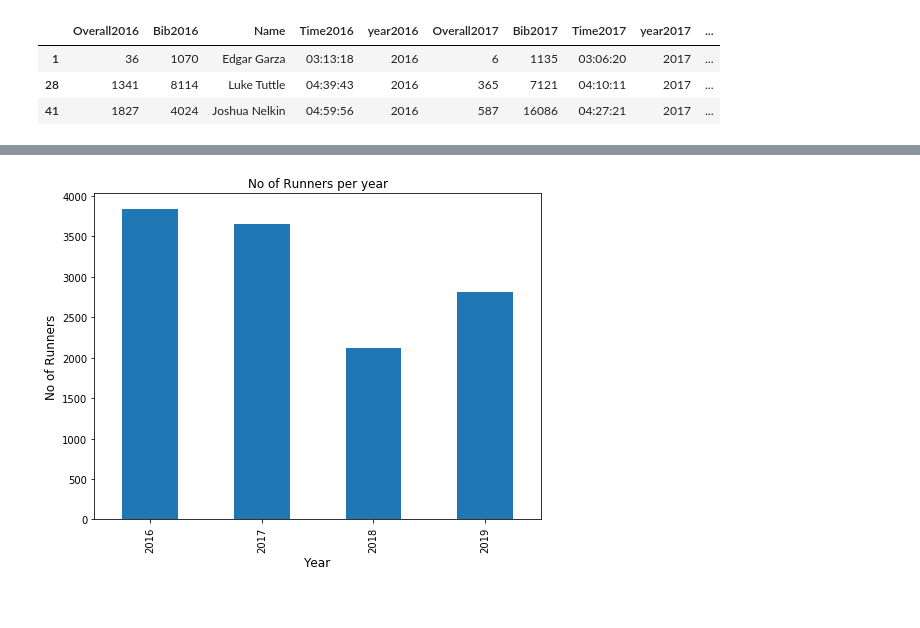
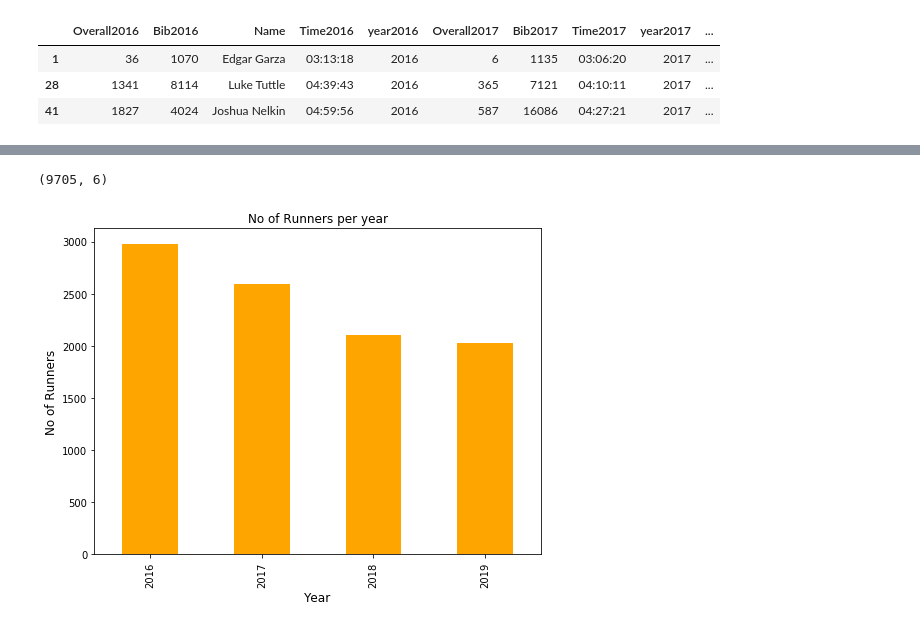
Before and after one commit to RakshandaKaukab05/web-scrapping-marathons, a Jupyter notebook: Marathon.ipynb, the cells around one changed output, grey strips where cells are left out. Drawn from its saved outputs; the diff is of its cells as text; code cells hidden in the pictures.

```diff
--- a/Marathon.ipynb
+++ b/Marathon.ipynb
@@ -611,0 +739,4 @@ faster_runners
+# %%
+## Drop all the rows whose time is 0
+notcompleted = full_df[full_df['Time'] == '1900-01-01 00:00:00'].index
+full_df.drop(notcompleted, inplace=False)
@@ -612,8 +762,16 @@ faster_runners
+# %%
+full_df.shape
+# %% [output]
+(9705, 6)
+# %%
+##convert time into minutes for full Marathon
+full_df['Minutes']=full_df['Time'].dt.hour * 60 + full_df['Time'].dt.minute
 # %%
-full_df['Name'].groupby([full_df.year]).agg('count').plot(kind='bar',figsize=(8,6))
+##No of Runners who participated and finish all the marathon
+full_df['Name'].groupby([full_df.year]).agg('count').plot(kind='bar',color= 'orange',figsize=(8,6))
 plt.title('No of Runners per year')
 plt.xlabel('Year',fontsize=12)
 plt.ylabel('No of Runners',fontsize=12);
 plt.savefig('Runners.png')
 # %% [output]
-[figure, old version]
+[figure, new version]
```
Also changed, not shown: parts of 55 cells of this notebook, 1 other file.
